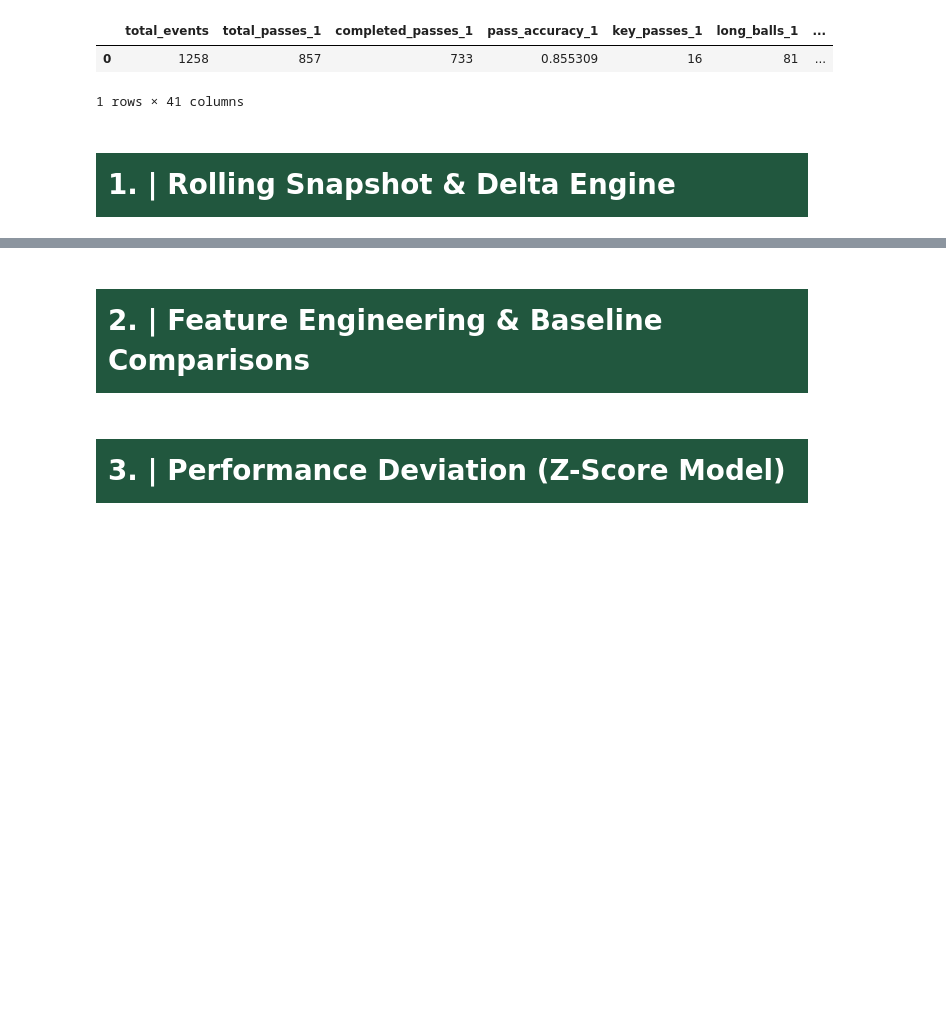
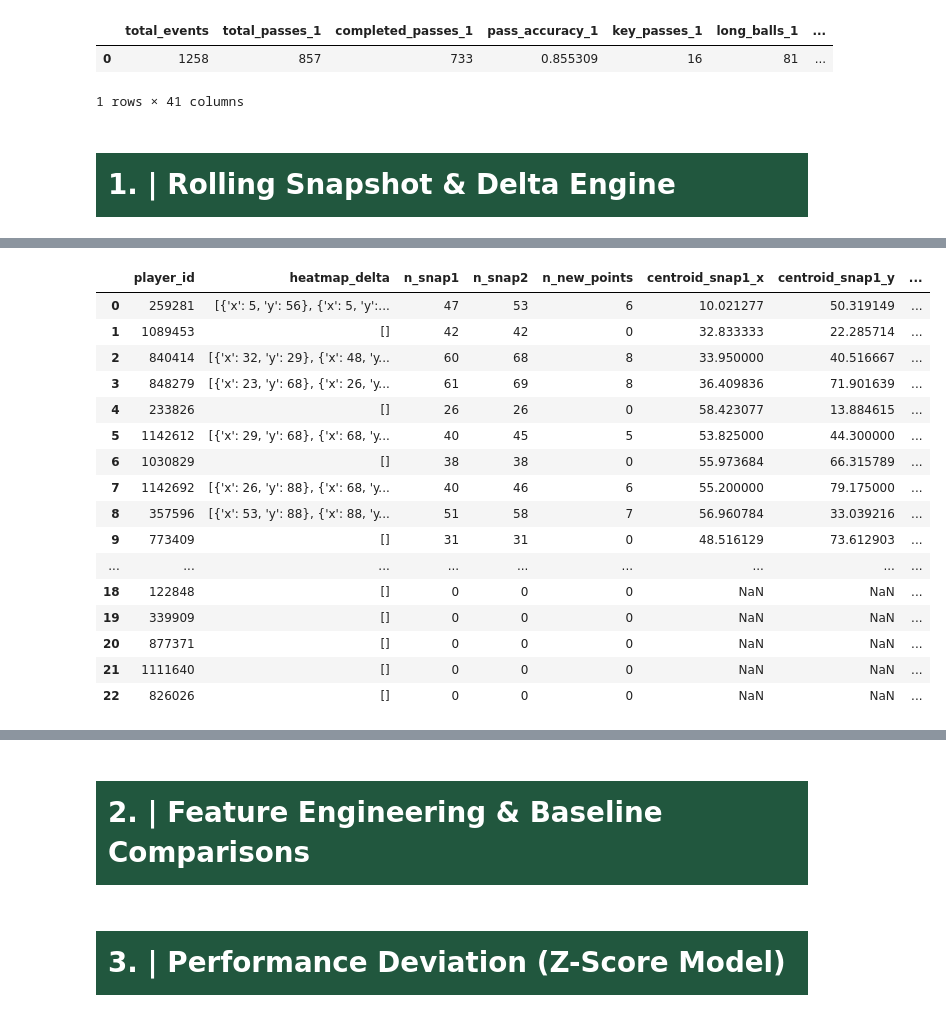
Before and after one commit to AI-Assistant-for-Football-Tactical/AI, a Jupyter notebook: in_match.ipynb, the cells around one changed output, grey strips where cells are left out. Drawn from its saved outputs; the diff is of its cells as text; code cells hidden in the pictures; blank space fills up the shorter version.

```diff
--- a/in_match.ipynb
+++ b/in_match.ipynb
@@ -517,0 +614,84 @@ features_df
+# %%
+def _parse_heatmap(raw) -> list[dict]:
+    """Safely parse a heatmap column value into a list of {x, y} dicts."""
+    if isinstance(raw, list):
+        return raw
+    if isinstance(raw, str):
+        try:
+            parsed = ast.literal_eval(raw)
+            return parsed if isinstance(parsed, list) else []
+        except (ValueError, SyntaxError):
+            return []
+    return []
+
+def heatmap_delta(heatmaps: pd.DataFrame) -> pd.DataFrame:
+    """
+    For each player, compute the *new* heatmap points that appeared
+    between snapshot 1 and snapshot 2.
+
+    Strategy: if snap1 had N points and snap2 has M (M ≥ N), take the
+    last (M − N) points from snap2 as the delta.
+
+    Returns DataFrame with columns: player_id, heatmap_delta (list),
+    n_snap1, n_snap2, n_new_points, centroid_snap1_x/y, centroid_snap2_y/y,
+    centroid_delta_x/y.
+    """
+    rows = []
+    for _, row in heatmaps.iterrows():
+        pid = row["player_id"]
+        h1 = _parse_heatmap(row.get("heatmap1", "[]"))
+        h2 = _parse_heatmap(row.get("heatmap2", "[]"))
+
+        n1, n2 = len(h1), len(h2)
+        n_new = max(0, n2 - n1)
+        delta_points = h2[-n_new:] if n_new > 0 else []
+
+        # Centroids
+        def centroid(pts):
+            if not pts:
+                return np.nan, np.nan
+            xs = [p["x"] for p in pts]
+            ys = [p["y"] for p in pts]
+            return np.mean(xs), np.mean(ys)
+
+        cx1, cy1 = centroid(h1)
+        cx2, cy2 = centroid(h2)
+
+        rows.append({
+            "player_id": pid,
+            "heatmap_delta": delta_points,
+            "n_snap1": n1,
+            "n_snap2": n2,
+            "n_new_points": n_new,
+            "centroid_snap1_x": cx1,
+            "centroid_snap1_y": cy1,
+            "centroid_snap2_x": cx2,
+            "centroid_snap2_y": cy2,
+            "centroid_delta_x": cx2 - cx1 if not (np.isnan(cx1) or np.isnan(cx2)) else 0,
+            "centroid_delta_y": cy2 - cy1 if not (np.isnan(cy1) or np.isnan(cy2)) else 0,
+        })
+
+    return pd.DataFrame(rows)
+
+
+heatmaps = pd.read_csv(r'in_data_examples\work_data\heatmaps.csv')
+output = heatmap_delta(heatmaps)
+output
+# %% [output]
+|  | player_id | heatmap_delta | n_snap1 | n_snap2 | n_new_points | centroid_snap1_x | centroid_snap1_y | ... |
+| 0 | 259281 | [{'x': 5, 'y': 56}, {'x': 5, 'y':... | 47 | 53 | 6 | 10.021277 | 50.319149 | ... |
+| 1 | 1089453 | [] | 42 | 42 | 0 | 32.833333 | 22.285714 | ... |
+| 2 | 840414 | [{'x': 32, 'y': 29}, {'x': 48, 'y... | 60 | 68 | 8 | 33.950000 | 40.516667 | ... |
+| 3 | 848279 | [{'x': 23, 'y': 68}, {'x': 26, 'y... | 61 | 69 | 8 | 36.409836 | 71.901639 | ... |
+| 4 | 233826 | [] | 26 | 26 | 0 | 58.423077 | 13.884615 | ... |
+| 5 | 1142612 | [{'x': 29, 'y': 68}, {'x': 68, 'y... | 40 | 45 | 5 | 53.825000 | 44.300000 | ... |
+| 6 | 1030829 | [] | 38 | 38 | 0 | 55.973684 | 66.315789 | ... |
+| 7 | 1142692 | [{'x': 26, 'y': 88}, {'x': 68, 'y... | 40 | 46 | 6 | 55.200000 | 79.175000 | ... |
+| 8 | 357596 | [{'x': 53, 'y': 88}, {'x': 88, 'y... | 51 | 58 | 7 | 56.960784 | 33.039216 | ... |
+| 9 | 773409 | [] | 31 | 31 | 0 | 48.516129 | 73.612903 | ... |
+| ... | ... | ... | ... | ... | ... | ... | ... | ... |
+| 18 | 122848 | [] | 0 | 0 | 0 | NaN | NaN | ... |
+| 19 | 339909 | [] | 0 | 0 | 0 | NaN | NaN | ... |
+| 20 | 877371 | [] | 0 | 0 | 0 | NaN | NaN | ... |
+| 21 | 1111640 | [] | 0 | 0 | 0 | NaN | NaN | ... |
+| 22 | 826026 | [] | 0 | 0 | 0 | NaN | NaN | ... |
```
Also changed, not shown: parts of 6 cells of this notebook, 1 other file.
